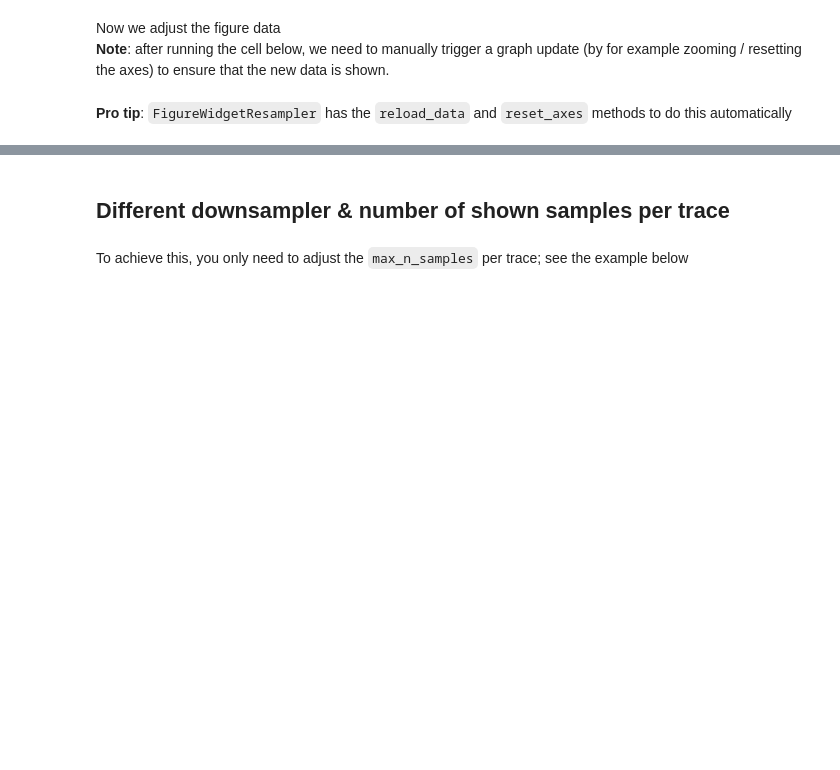
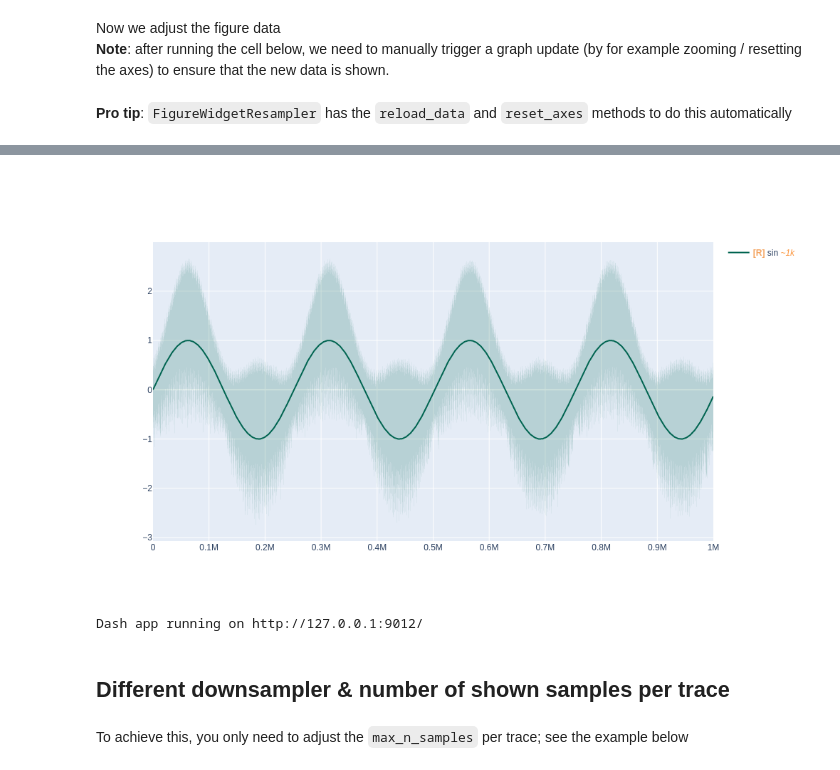
Before and after one commit to predict-idlab/plotly-resampler, a Jupyter notebook: examples/basic_example.ipynb, the cells around one changed output, grey strips where cells are left out. Cells and saved outputs as stored; diff of their text form; code cells hidden in the pictures; blank space fills up the shorter version.

```diff
--- a/examples/basic_example.ipynb
+++ b/examples/basic_example.ipynb
@@ -211,3 +285,43 @@ fig.reset_axes()
+# %%
+# Construct the data
+n_vis = 1_000_000
+x_vis = np.arange(n_vis) + 1
+y_vis = np.sin(x_vis / (n_vis / 25))
+
+# Construct the upper and lower bounds
+upper = y_vis + 0.5 + (y_vis) ** 2 + np.random.randn(n_vis) * 0.05
+lower = np.min(
+    [y_vis - 0.5, y_vis - (abs(y_vis) ** 0.5 + np.random.randn(n_vis) * 0.2)], axis=0
+)
+
+# 0. Create the figure
+fig = FigureResampler(go.Figure())
+
+# 1.  add the traae
+fig.add_trace(go.Scatter(x=x_vis, y=y_vis, line_color="rgb(0,100,80)", name="sin"))
+
+# 2. add the bounds
+# NOTE: we use two monotonic increasing traces to fill the area
+fig.add_trace(go.Scatter(x=x_vis, y=upper, line_width=0, showlegend=False))
+fig.add_trace(
+    go.Scatter(
+        x=x_vis,
+        y=lower,
+        line_width=0,
+        fill="tonexty",  # fill to the previous trace
+        fillcolor="rgba(0,100,80,0.2)",
+        showlegend=False,
+    )
+)
+
+# 3. show the figure
+fig.show(renderer="png", width=1000, height=600)
+fig.show_dash(mode="external", port=9012)
+
+del x_vis, y_vis, n_vis
+# %% [output]
+[figure, added]
+Dash app running on http://127.0.0.1:9012/
 # %% [markdown]
 ## Different downsampler & number of shown samples per trace
 # %% [markdown]
```
Also changed, not shown: parts of 20 cells of this notebook, 1 other file.
